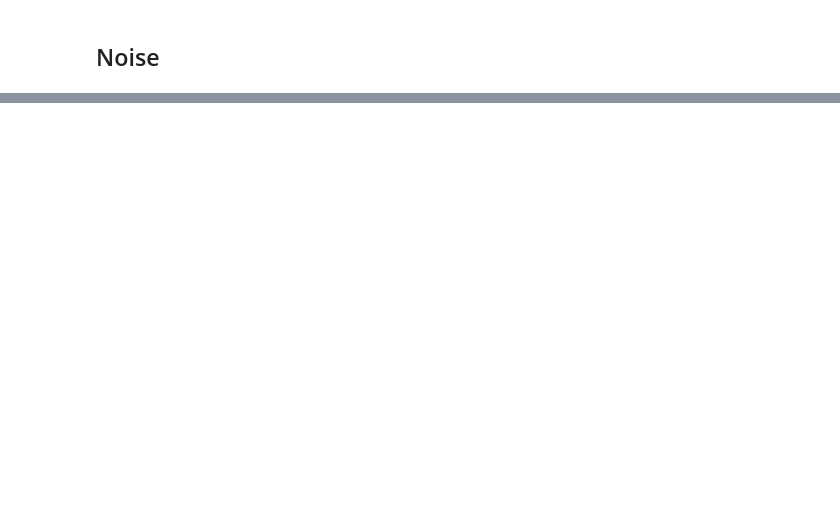
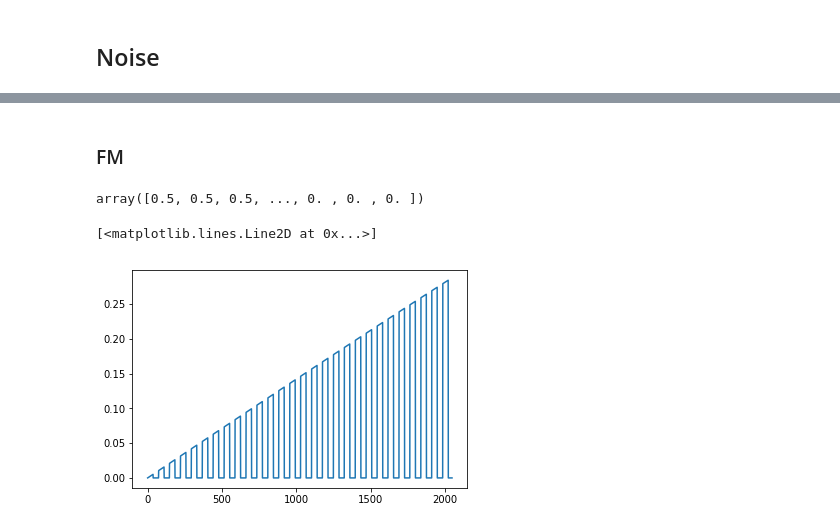
Before and after one commit to Misterion777/dsp, a Jupyter notebook: Lab1/Signals Generator.ipynb, the cells around one changed output, grey strips where cells are left out. Saved outputs shown, nothing was run; the diff lists cells and outputs as text; code cells hidden in the pictures; blank space fills up the shorter version.

```diff
--- a/Lab1/Signals Generator.ipynb
+++ b/Lab1/Signals Generator.ipynb
@@ -156,0 +184,14 @@ display.Audio(url=dirname + 'noise.wav')
+# %% [markdown]
+### FM
+# %%
+fm = pulse_wave(amplitude=0.5,frequency=600,duration=5)
+fm
+# %% [output]
+array([0.5, 0.5, 0.5, ..., 0. , 0. , 0. ])
+# %%
+fm_sine = sine_wave(frequency=2, fm=fm,duration=5)
+# %%
+plt.plot(np.arange(0,2048), fm_sine[:2048])
+# %% [output]
+[<matplotlib.lines.Line2D at 0x...>]
+[figure, added]
```
Also changed, not shown: parts of 25 cells of this notebook, 6 other files.
